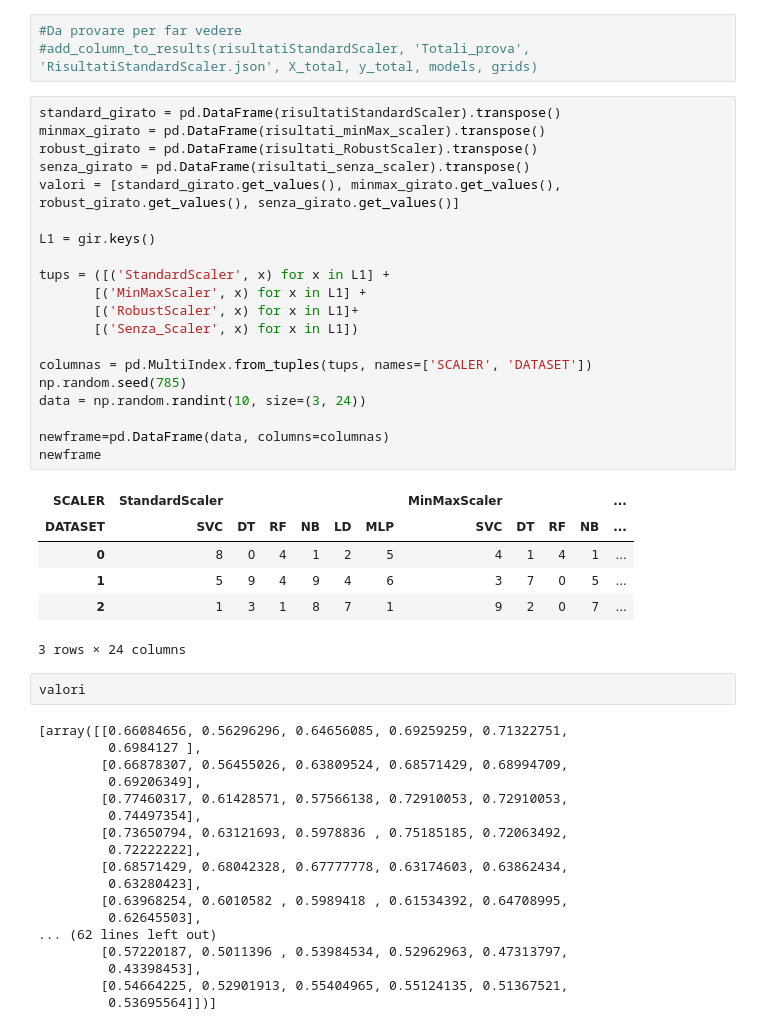
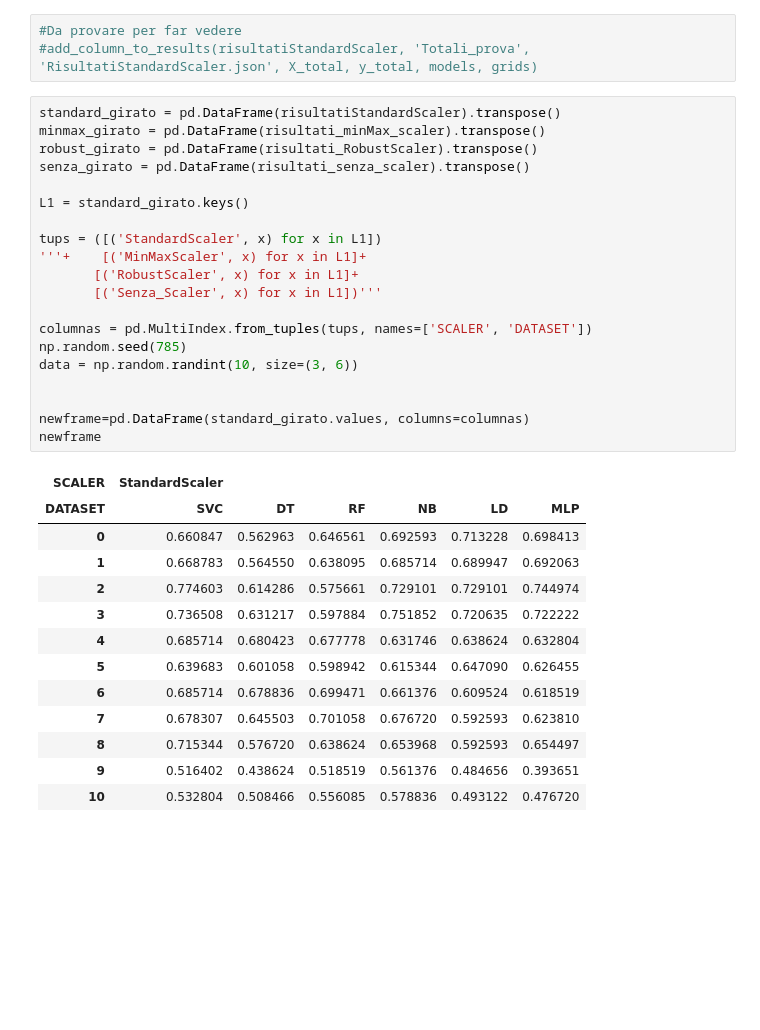
Before and after one commit to aleberans/Analisi-dati-per-problemi-di-medicina-legale, a Jupyter notebook: codice/classificazione-investiti.ipynb, the cells around one changed output. Drawn from its saved outputs; the diff is of its cells as text; blank space fills up the shorter version.

```diff
--- a/codice/classificazione-investiti.ipynb
+++ b/codice/classificazione-investiti.ipynb
@@ -811,47 +811,34 @@ Details\_reduce\_TSNE\_15\_dim &        0.57 &      0.58 &      0.56 &   0.55 \\
 # %%
 standard_girato = pd.DataFrame(risultatiStandardScaler).transpose()
 minmax_girato = pd.DataFrame(risultati_minMax_scaler).transpose()
 robust_girato = pd.DataFrame(risultati_RobustScaler).transpose()
 senza_girato = pd.DataFrame(risultati_senza_scaler).transpose()
-valori = [standard_girato.get_values(), minmax_girato.get_values(), robust_girato.get_values(), senza_girato.get_values()]
 
-L1 = gir.keys()
+L1 = standard_girato.keys()
 
-tups = ([('StandardScaler', x) for x in L1] +
-       [('MinMaxScaler', x) for x in L1] +
+tups = ([('StandardScaler', x) for x in L1])
+'''+    [('MinMaxScaler', x) for x in L1]+
        [('RobustScaler', x) for x in L1]+
-       [('Senza_Scaler', x) for x in L1])
+       [('Senza_Scaler', x) for x in L1])'''
 
 columnas = pd.MultiIndex.from_tuples(tups, names=['SCALER', 'DATASET'])
 np.random.seed(785)
-data = np.random.randint(10, size=(3, 24))
+data = np.random.randint(10, size=(3, 6))
 
-newframe=pd.DataFrame(data, columns=columnas)
+
+newframe=pd.DataFrame(standard_girato.values, columns=columnas)
 newframe
 # %% [output]
-| SCALER | StandardScaler |  |  |  |  |  | MinMaxScaler |  |  |  | ... |
-| DATASET | SVC | DT | RF | NB | LD | MLP | SVC | DT | RF | NB | ... |
-| 0 | 8 | 0 | 4 | 1 | 2 | 5 | 4 | 1 | 4 | 1 | ... |
-| 1 | 5 | 9 | 4 | 9 | 4 | 6 | 3 | 7 | 0 | 5 | ... |
-| 2 | 1 | 3 | 1 | 8 | 7 | 1 | 9 | 2 | 0 | 7 | ... |
+| SCALER | StandardScaler |  |  |  |  |  |
+| DATASET | SVC | DT | RF | NB | LD | MLP |
+| 0 | 0.660847 | 0.562963 | 0.646561 | 0.692593 | 0.713228 | 0.698413 |
+| 1 | 0.668783 | 0.564550 | 0.638095 | 0.685714 | 0.689947 | 0.692063 |
+| 2 | 0.774603 | 0.614286 | 0.575661 | 0.729101 | 0.729101 | 0.744974 |
+| 3 | 0.736508 | 0.631217 | 0.597884 | 0.751852 | 0.720635 | 0.722222 |
+| 4 | 0.685714 | 0.680423 | 0.677778 | 0.631746 | 0.638624 | 0.632804 |
+| 5 | 0.639683 | 0.601058 | 0.598942 | 0.615344 | 0.647090 | 0.626455 |
+| 6 | 0.685714 | 0.678836 | 0.699471 | 0.661376 | 0.609524 | 0.618519 |
+| 7 | 0.678307 | 0.645503 | 0.701058 | 0.676720 | 0.592593 | 0.623810 |
+| 8 | 0.715344 | 0.576720 | 0.638624 | 0.653968 | 0.592593 | 0.654497 |
+| 9 | 0.516402 | 0.438624 | 0.518519 | 0.561376 | 0.484656 | 0.393651 |
+| 10 | 0.532804 | 0.508466 | 0.556085 | 0.578836 | 0.493122 | 0.476720 |
-3 rows × 24 columns
-# %%
-valori
-# %% [output]
-[array([[0.66084656, 0.56296296, 0.64656085, 0.69259259, 0.71322751,
-         0.6984127 ],
-        [0.66878307, 0.56455026, 0.63809524, 0.68571429, 0.68994709,
-         0.69206349],
-        [0.77460317, 0.61428571, 0.57566138, 0.72910053, 0.72910053,
-         0.74497354],
-        [0.73650794, 0.63121693, 0.5978836 , 0.75185185, 0.72063492,
-         0.72222222],
-        [0.68571429, 0.68042328, 0.67777778, 0.63174603, 0.63862434,
-         0.63280423],
-        [0.63968254, 0.6010582 , 0.5989418 , 0.61534392, 0.64708995,
-         0.62645503],
-... (62 lines left out)
-        [0.57220187, 0.5011396 , 0.53984534, 0.52962963, 0.47313797,
-         0.43398453],
-        [0.54664225, 0.52901913, 0.55404965, 0.55124135, 0.51367521,
-         0.53695564]])]
```
Also changed, not shown: parts of 3 cells of this notebook.
